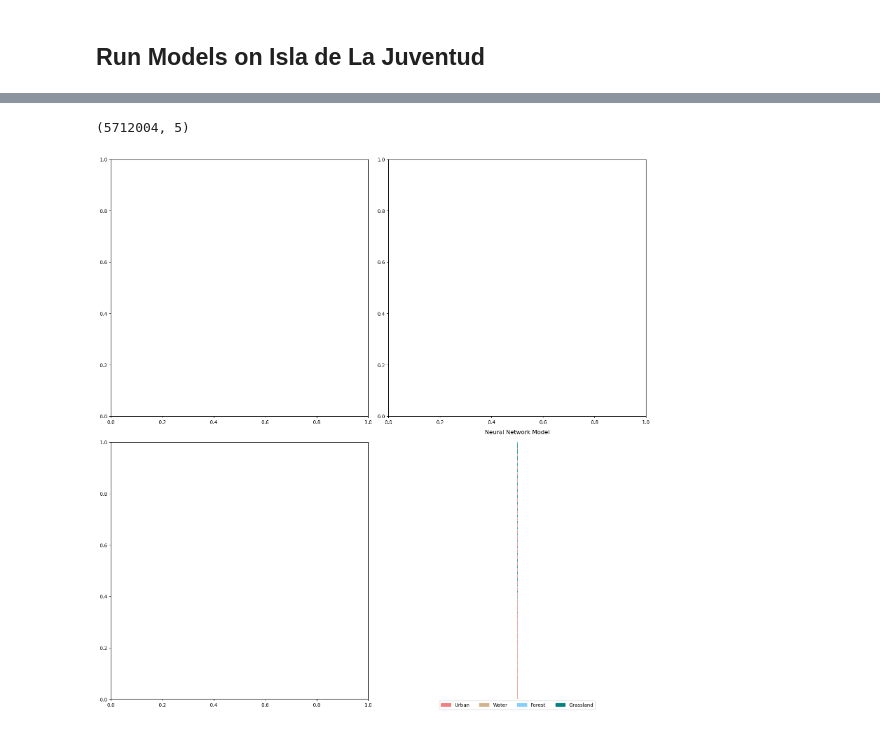
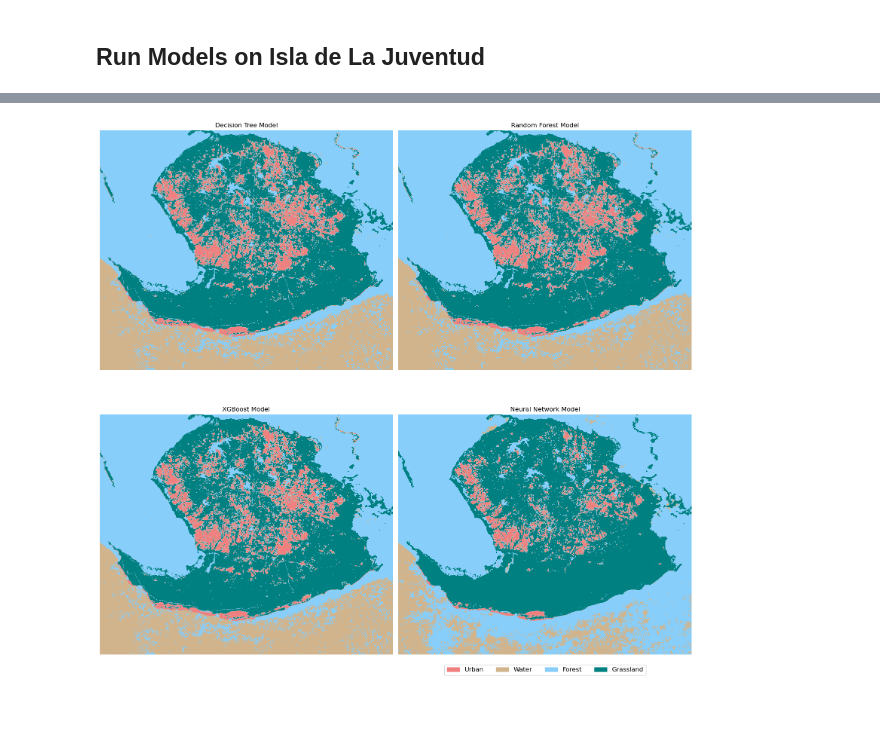
Before and after one commit to JuanesLamilla/cuba_landcover_class, a Jupyter notebook: analysis.ipynb, the cells around one changed output, grey strips where cells are left out. Saved outputs shown, nothing was run; the diff lists cells and outputs as text; code cells hidden in the pictures.

Commit message:
Add RF model

```diff
--- a/analysis.ipynb
+++ b/analysis.ipynb
@@ -490,18 +509,21 @@ row_per_pixel = src_array.reshape([bands,-1]).T
 columns = [f'band_{n}' for n in range(1,bands+1)]
 row_per_pixel_df  = pd.DataFrame(row_per_pixel,columns=columns)
 
+
 dt_prediction = dt_final.predict(row_per_pixel_df).astype('float64')
 
+dt_prediction = np.argmax(dt_prediction, 1)
+dt_prediction = dt_prediction.reshape(shape[0], shape[1])
 
 # NN Prediction requires slightly different steps due to the model's input shape
 
-# # Predict image using the model
-# image_input = []
-# for x in range(8):
-#   image_input.append(median_image_raster.read(x + 1))
-# image_input = reshape_input(np.stack(image_input).reshape(8, -1).T)
+# Predict image using the model
+image_input = []
+for x in range(8):
+  image_input.append(median_image_raster.read(x + 1))
+image_input = reshape_input(np.stack(image_input).reshape(8, -1).T)
 
-# # Predict
-# nn_prediction = nn_model.predict(image_input, batch_size=4096*20)
-# nn_prediction = np.argmax(nn_prediction, 1)
-# nn_prediction = nn_prediction.reshape(shape[0], shape[1])
+# Predict
+nn_prediction = nn_model.predict(image_input, batch_size=4096*20)
+nn_prediction = np.argmax(nn_prediction, 1)
+nn_prediction = nn_prediction.reshape(shape[0], shape[1])
@@ -508,36 +532,32 @@ dt_prediction = dt_final.predict(row_per_pixel_df).astype('float64')
-# %%
-dt_prediction.shape
-# %% [output]
-(5712004, 5)
 # %%
-models = {"Decision Tree": dt_prediction, "Random Forest": dt_prediction, "XGBoost": dt_prediction, "Neural Network": dt_prediction}
+models = {"Decision Tree": dt_prediction, "Random Forest": dt_prediction, "XGBoost": dt_prediction, "Neural Network": nn_prediction}
 
 # Create a custom colormap with class labels
 colors = [PALETTE[i] for i in CLASSES]
 cmap = ListedColormap(colors)
 
 # Plotting the results of each model in separate subplots
 num_models = 4
 fig, axes = plt.subplots(2, 2, figsize=(16, 16))
-for key, value in models.items():
+for i, (key, value) in enumerate(models.items()):
     row = i // 2
     col = i % 2
     ax = axes[row, col]
 
     # Plot the results of the current model
     ax.imshow(value, cmap=cmap)
 
     # Add title for the subplot
     ax.set_title(f"{key} Model")
 
     # Remove axis
     ax.axis('off')
 
 # Create a custom legend
 legend_handles = [mpatches.Patch(color=PALETTE[i], label=class_labels[i]) for i in CLASSES]
-plt.legend(handles=legend_handles, loc='lower center', bbox_to_anchor=(0.5, -0.05), ncol=len(CLASSES))
+plt.legend(handles=legend_handles, loc='lower center', bbox_to_anchor=(0.5, -0.1), ncol=len(CLASSES), fontsize='12')
 
 plt.tight_layout()
 plt.show()
 # %% [output]
-[figure, old version]
+[figure, new version]
```
Also changed, not shown: parts of 6 cells of this notebook.
